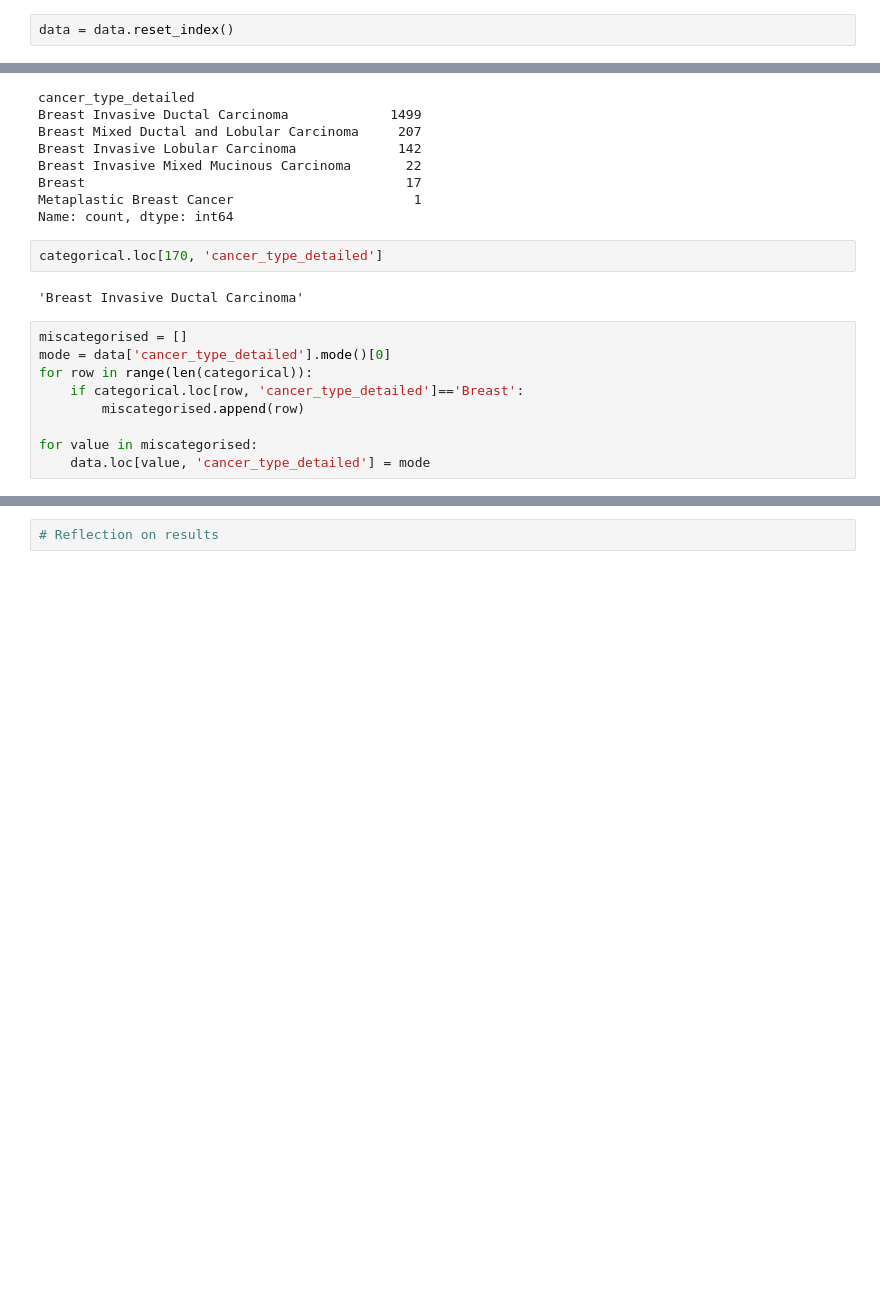
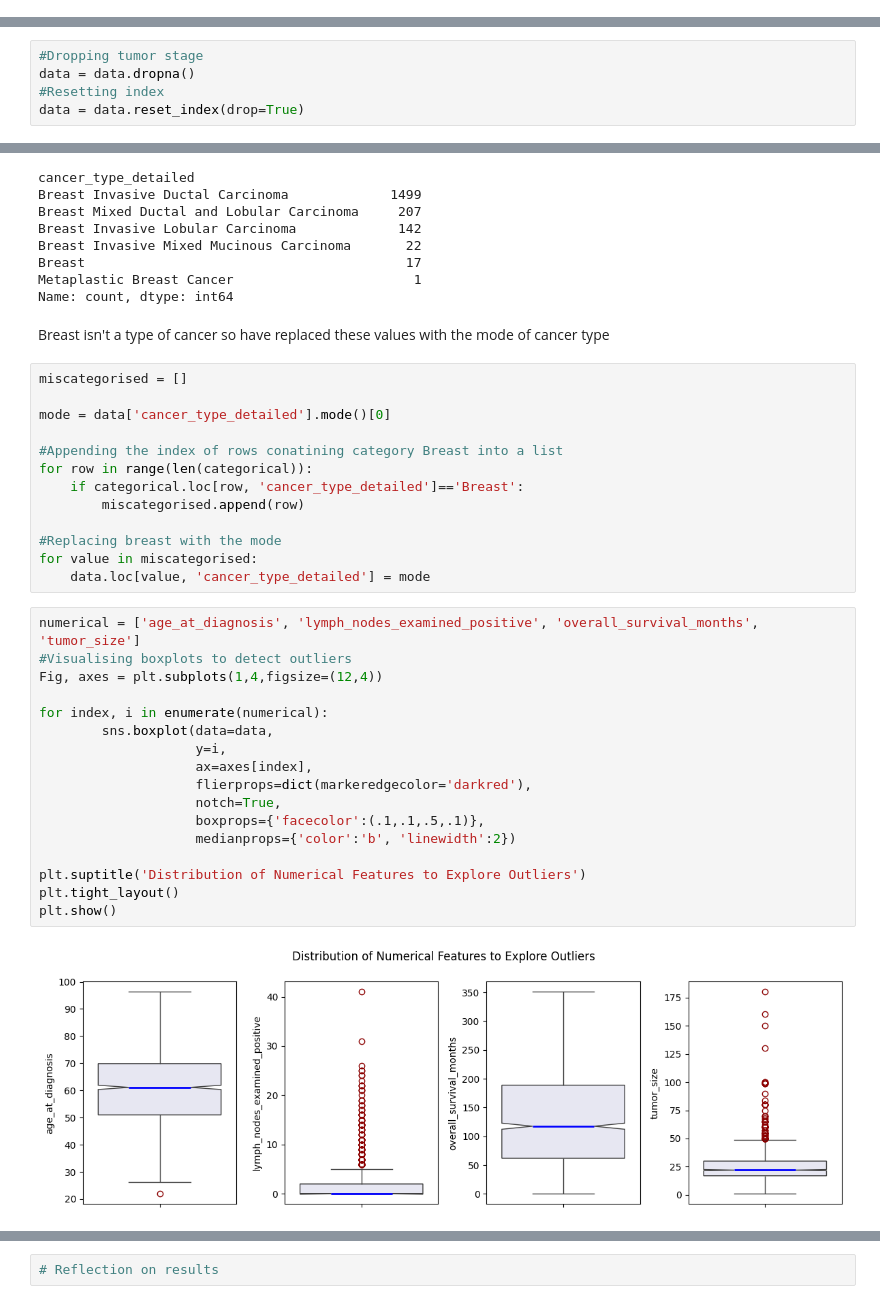
Before and after one commit to Ruthamey1/handling_data, a Jupyter notebook: NTU_N1019812_SOFT40161_CourseWork.ipynb, the cells around one changed output, grey strips where cells are left out. Drawn from its saved outputs; the diff is of its cells as text; blank space fills up the shorter version.

```diff
--- a/NTU_N1019812_SOFT40161_CourseWork.ipynb
+++ b/NTU_N1019812_SOFT40161_CourseWork.ipynb
@@ -341,2 +351,0 @@ data = data.dropna()
-# %%
-data = data.reset_index()
@@ -359,3 +352,8 @@ categorical
+# %%
+#Dropping tumor stage
+data = data.dropna()
+#Resetting index
+data = data.reset_index(drop=True)
 # %%
 categorical['cancer_type_detailed'].value_counts()
 # %% [output]
@@ -367,16 +365,37 @@ Breast Invasive Mixed Mucinous Carcinoma       22
 Breast                                         17
 Metaplastic Breast Cancer                       1
 Name: count, dtype: int64
-# %%
-categorical.loc[170, 'cancer_type_detailed']
-# %% [output]
-'Breast Invasive Ductal Carcinoma'
+# %% [markdown]
+Breast isn't a type of cancer so have replaced these values with the mode of cancer type
 # %%
 miscategorised = []
+
 mode = data['cancer_type_detailed'].mode()[0]
+
+#Appending the index of rows conatining category Breast into a list
 for row in range(len(categorical)):
     if categorical.loc[row, 'cancer_type_detailed']=='Breast':
         miscategorised.append(row)
 
+#Replacing breast with the mode
 for value in miscategorised:
     data.loc[value, 'cancer_type_detailed'] = mode
+# %%
+numerical = ['age_at_diagnosis', 'lymph_nodes_examined_positive', 'overall_survival_months', 'tumor_size']
+#Visualising boxplots to detect outliers
+Fig, axes = plt.subplots(1,4,figsize=(12,4))
+
+for index, i in enumerate(numerical):
+        sns.boxplot(data=data,
+                    y=i,
+                    ax=axes[index],
+                    flierprops=dict(markeredgecolor='darkred'),
+                    notch=True,
+                    boxprops={'facecolor':(.1,.1,.5,.1)},
+                    medianprops={'color':'b', 'linewidth':2})
+
+plt.suptitle('Distribution of Numerical Features to Explore Outliers')
+plt.tight_layout()
+plt.show()
+# %% [output]
+[figure, added]
```
Also changed, not shown: parts of 36 cells of this notebook.
